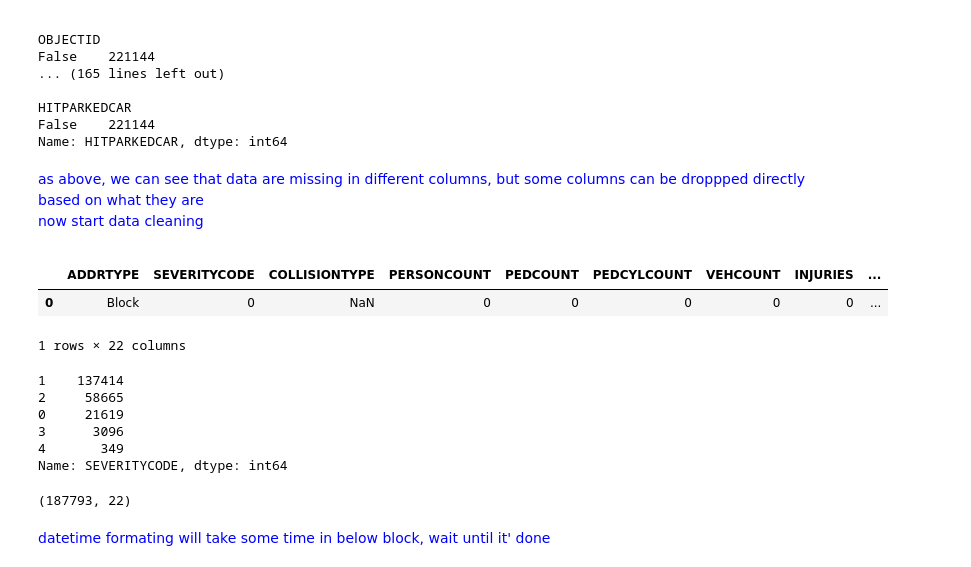
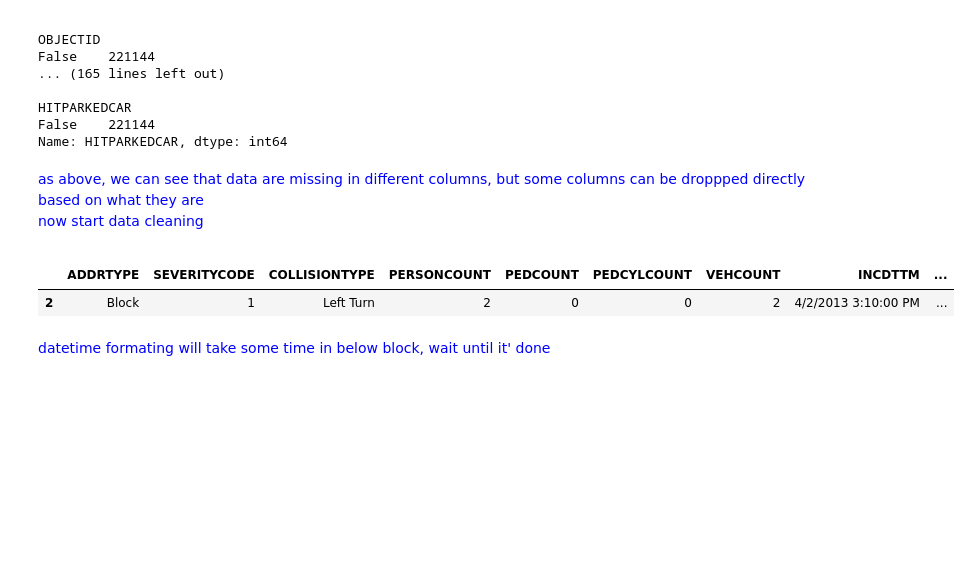
Before and after one commit to brucehsi/Coursera_Capstone, a Jupyter notebook: capstone assignment.ipynb, the cells around one changed output. Saved outputs shown, nothing was run; the diff lists cells and outputs as text; code cells hidden in the pictures; blank space fills up the shorter version.

```diff
--- a/capstone assignment.ipynb
+++ b/capstone assignment.ipynb
@@ -49,24 +51,21 @@ as above, we can see that data are missing in different columns, but some column
 
 now start data cleaning
 </span>
+# %%
+# copy df to df_clean
+df_clean=df.copy()
+
+# drop code=0 and STATUS=Unmatched
+drop_index=df_clean[df_clean.SEVERITYCODE=='0'].index
+df_clean.drop(drop_index, inplace=True)
+
+drop_index=df_clean[df_clean.STATUS=='Unmatched'].index
+df_clean.drop(drop_index, inplace=True)
 # %%
 # drop unnecessary columns
 
-df_clean=df.drop(['X','Y','OBJECTID','INCKEY','COLDETKEY','REPORTNO','STATUS','INTKEY','LOCATION','EXCEPTRSNCODE','EXCEPTRSNDESC','SEVERITYDESC','INCDATE','SDOT_COLDESC','SDOTCOLNUM','ST_COLDESC','SEGLANEKEY','CROSSWALKKEY'],axis=1)
+df_clean.drop(['X','Y','OBJECTID','INCKEY','COLDETKEY','REPORTNO','STATUS','INTKEY','LOCATION','EXCEPTRSNCODE','EXCEPTRSNDESC','SEVERITYDESC','INCDATE','SDOT_COLDESC','SDOTCOLNUM','ST_COLDESC','SEGLANEKEY','CROSSWALKKEY', "INJURIES", "SERIOUSINJURIES", "FATALITIES"],axis=1,inplace=True)
 df_clean.head(1)
 # %% [output]
-|  | ADDRTYPE | SEVERITYCODE | COLLISIONTYPE | PERSONCOUNT | PEDCOUNT | PEDCYLCOUNT | VEHCOUNT | INJURIES | ... |
-| 0 | Block | 0 | NaN | 0 | 0 | 0 | 0 | 0 | ... |
+|  | ADDRTYPE | SEVERITYCODE | COLLISIONTYPE | PERSONCOUNT | PEDCOUNT | PEDCYLCOUNT | VEHCOUNT | INCDTTM | ... |
+| 2 | Block | 1 | Left Turn | 2 | 0 | 0 | 2 | 4/2/2013 3:10:00 PM | ... |
-1 rows × 22 columns
-# %%
-# check missig data again if necessary
-
-# check_missing_data(df_clean)
-df_clean.SEVERITYCODE.value_counts()
-# %% [output]
-1    137414
-2     58665
-0     21619
-3      3096
-4       349
-Name: SEVERITYCODE, dtype: int64
@@ -84,9 +79,6 @@ df_clean.UNDERINFL.replace(['N','0'],0,inplace=True)
 # %%
 # drop rows with empty value in any column
 df_clean=df_clean.dropna()
-df_clean.shape
-# %% [output]
-(187793, 22)
 # %% [markdown]
 <span style="color:blue">
 datetime formating will take some time in below block, wait until it' done
```
Also changed, not shown: parts of 28 cells of this notebook.
